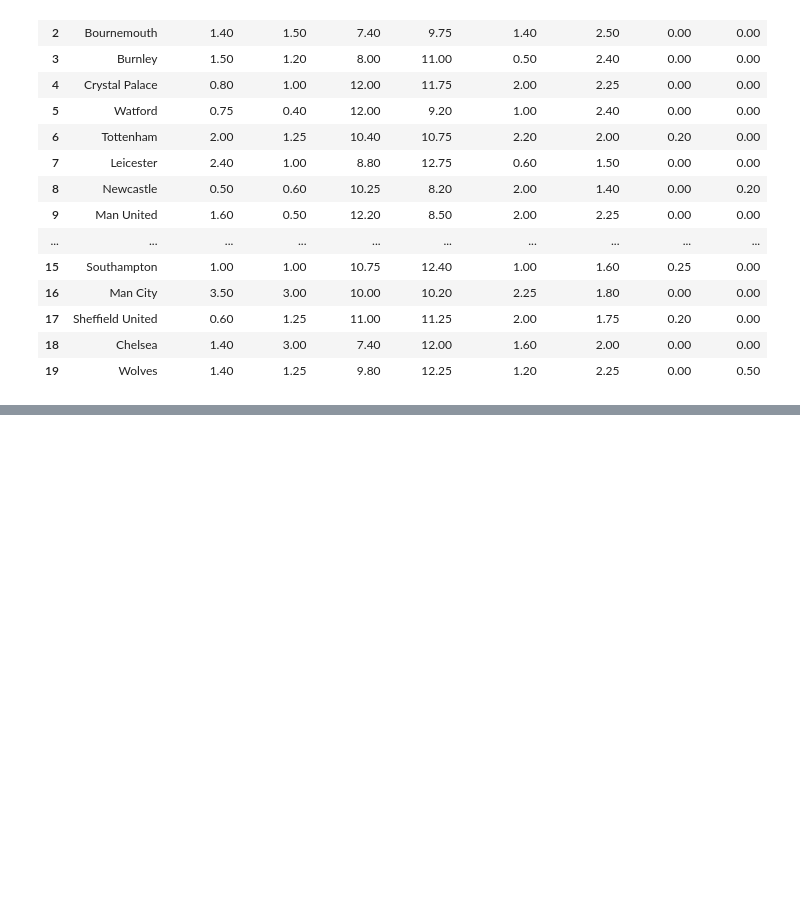
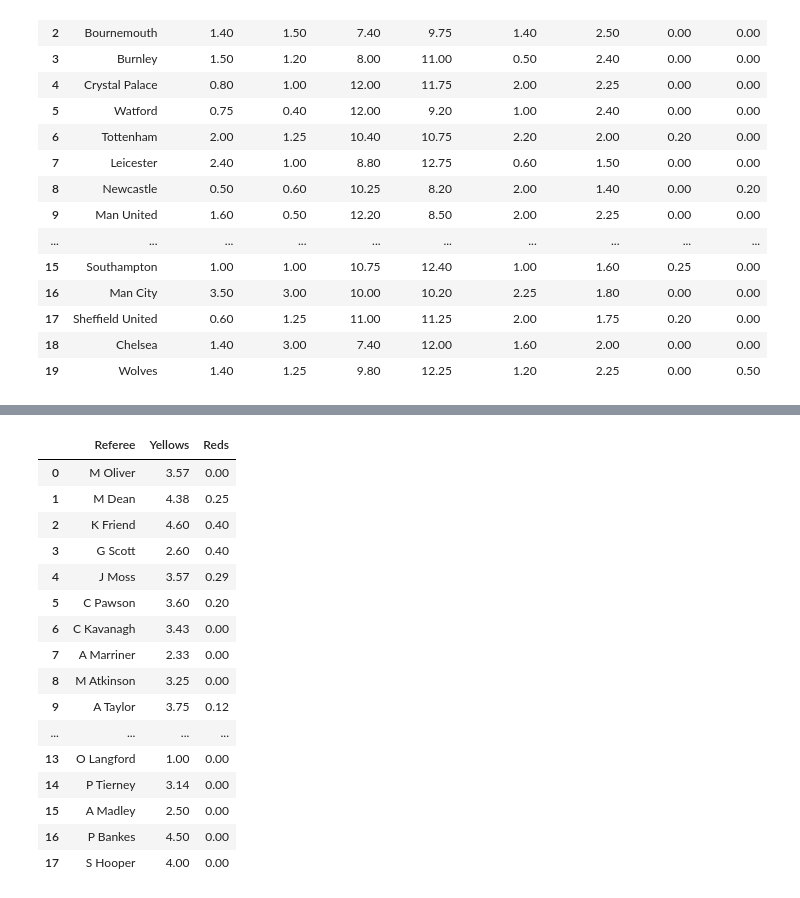
Before and after one commit to marcello96/Premier-League-Results-Predictor, a Jupyter notebook: data-analysis.ipynb, the cells around one changed output, grey strips where cells are left out. Drawn from its saved outputs; the diff is of its cells as text; code cells hidden in the pictures; blank space fills up the shorter version.

```diff
--- a/data-analysis.ipynb
+++ b/data-analysis.ipynb
@@ -128,3 +128,8 @@ stats
 | 17 | Sheffield United | 0.60 | 1.25 | 11.00 | 11.25 | 2.00 | 1.75 | 0.20 | 0.00 |
 | 18 | Chelsea | 1.40 | 3.00 | 7.40 | 12.00 | 1.60 | 2.00 | 0.00 | 0.00 |
 | 19 | Wolves | 1.40 | 1.25 | 9.80 | 12.25 | 1.20 | 2.25 | 0.00 | 0.50 |
+# %%
+def calc_card(data, referee, column_name):
+     dd = data.loc[mdata['Referee'] == referee]
+     ff = dd['Away{}'.format(column_name)] + dd['Home{}'.format(column_name)]
+     return ff.mean()
@@ -130,0 +147,27 @@ stats
+# %%
+r_stats = pd.DataFrame(columns=['Referee', 'Yellows', 'Reds'])
+
+for referee in mdata['Referee'].unique():
+    yellows = calc_card(mdata, referee, 'Yellow')
+    reds = calc_card(mdata, referee, 'Red')
+    r_stats = r_stats.append({'Referee': referee, 'Yellows': yellows, 'Reds': reds}, ignore_index = True)
+
+r_stats
+# %% [output]
+|  | Referee | Yellows | Reds |
+| 0 | M Oliver | 3.57 | 0.00 |
+| 1 | M Dean | 4.38 | 0.25 |
+| 2 | K Friend | 4.60 | 0.40 |
+| 3 | G Scott | 2.60 | 0.40 |
+| 4 | J Moss | 3.57 | 0.29 |
+| 5 | C Pawson | 3.60 | 0.20 |
+| 6 | C Kavanagh | 3.43 | 0.00 |
+| 7 | A Marriner | 2.33 | 0.00 |
+| 8 | M Atkinson | 3.25 | 0.00 |
+| 9 | A Taylor | 3.75 | 0.12 |
+| ... | ... | ... | ... |
+| 13 | O Langford | 1.00 | 0.00 |
+| 14 | P Tierney | 3.14 | 0.00 |
+| 15 | A Madley | 2.50 | 0.00 |
+| 16 | P Bankes | 4.50 | 0.00 |
+| 17 | S Hooper | 4.00 | 0.00 |
```
Also changed, not shown: parts of 1 cell of this notebook, 1 other file.
